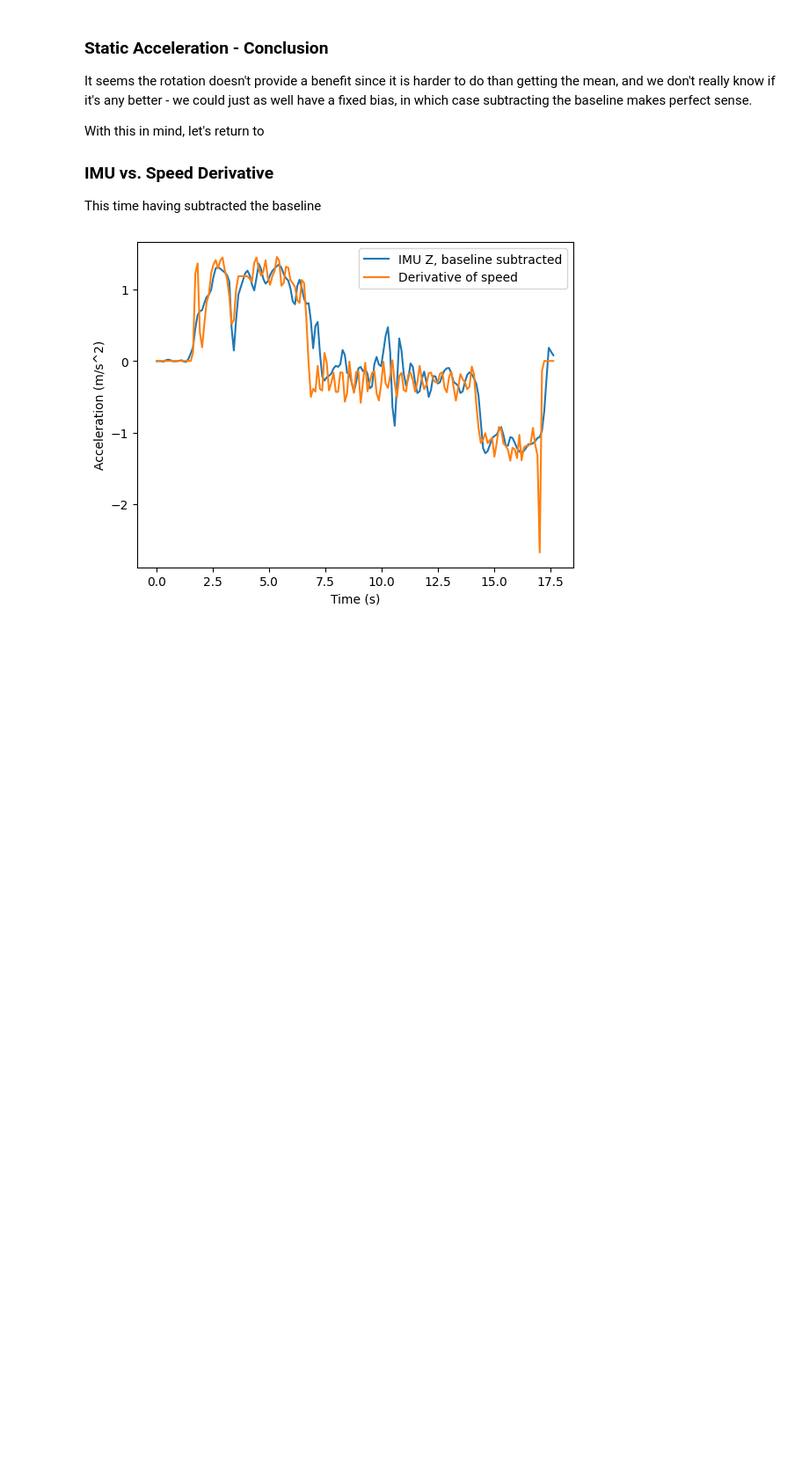
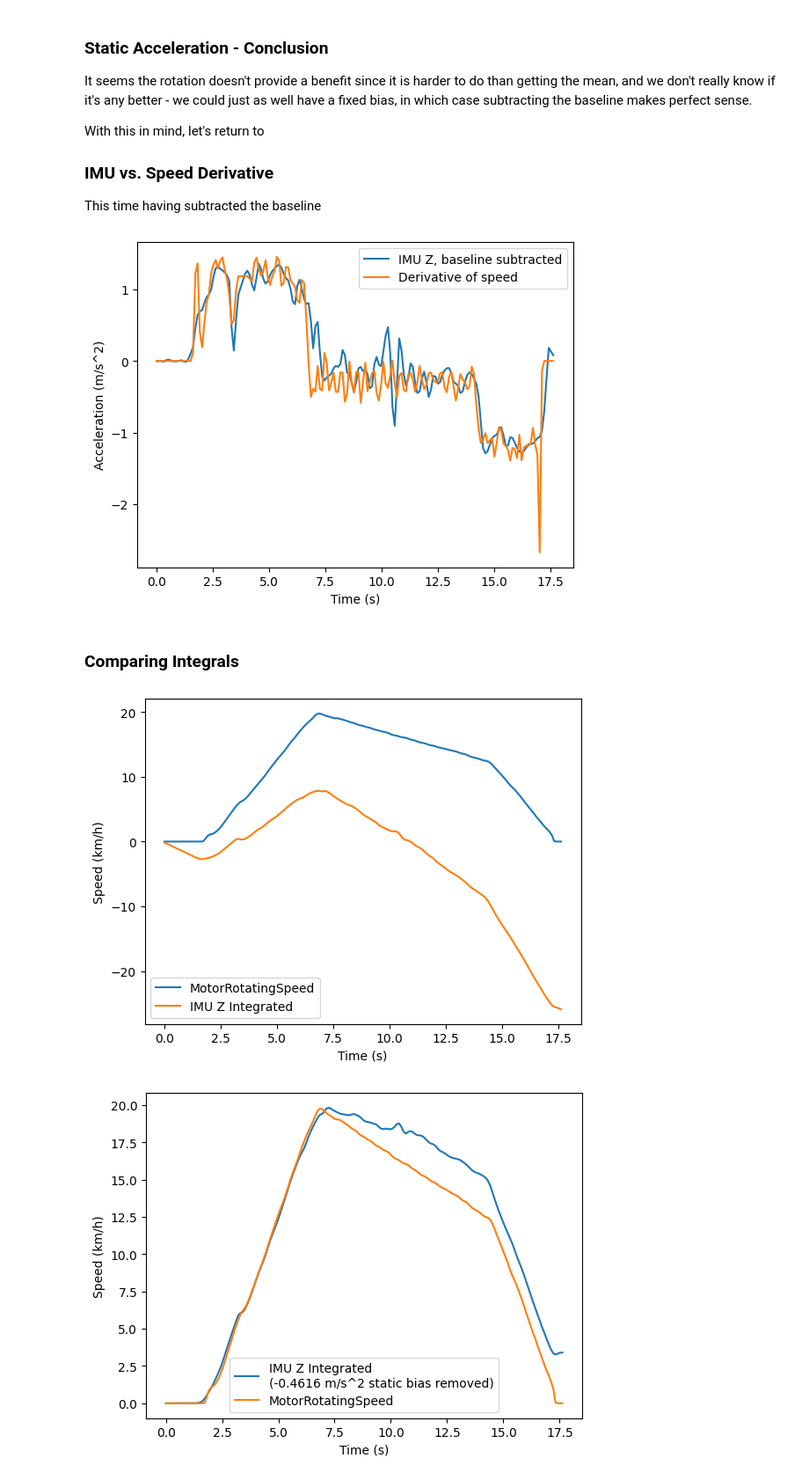
Before and after one commit to UBC-Solar/data_analysis, a Jupyter notebook: motor_analysis/imu_data_april_6.ipynb, the cells around one changed output. Shown at 88% size. Drawn from its saved outputs; the diff is of its cells as text; code cells hidden in the pictures; blank space fills up the shorter version.

```diff
--- a/motor_analysis/imu_data_april_6.ipynb
+++ b/motor_analysis/imu_data_april_6.ipynb
@@ -186,3 +184,31 @@ plt.legend()
 plt.show()
 # %% [output]
 [figure]
+# %% [markdown]
+### Comparing Integrals
+# %%
+imu_z_raw, speed_kph = imu_z.align(imu_z_raw, speed_kph)
+
+G = 9.81
+kmh_per_mps = 3.6
+imu_integrated = np.cumsum(imu_z_raw) * imu_z_raw.granularity
+imu_kph = imu_integrated/1000*G*kmh_per_mps
+
+plt.plot(t_axis, speed_kph, label="MotorRotatingSpeed")
+plt.plot(t_axis, imu_kph, label="IMU Z Integrated")
+plt.ylabel("Speed (km/h)")
+plt.xlabel("Time (s)")
+plt.legend()
+plt.show()
+
+imu_zeroed__kph = imu_kph + np.cumsum(np.ones(len(imu_kph))*0.46157641*kmh_per_mps) * imu_z.granularity
+
+plt.plot(t_axis, imu_zeroed__kph, label="IMU Z Integrated\n(-0.4616 m/s^2 static bias removed)")
+plt.plot(t_axis, speed_kph, label="MotorRotatingSpeed")
+plt.ylabel("Speed (km/h)")
+plt.xlabel("Time (s)")
+plt.legend()
+plt.show()
+# %% [output]
+[figure, added]
+[figure, added]
```
Also changed, not shown: parts of 1 cell of this notebook, 1 other file.
